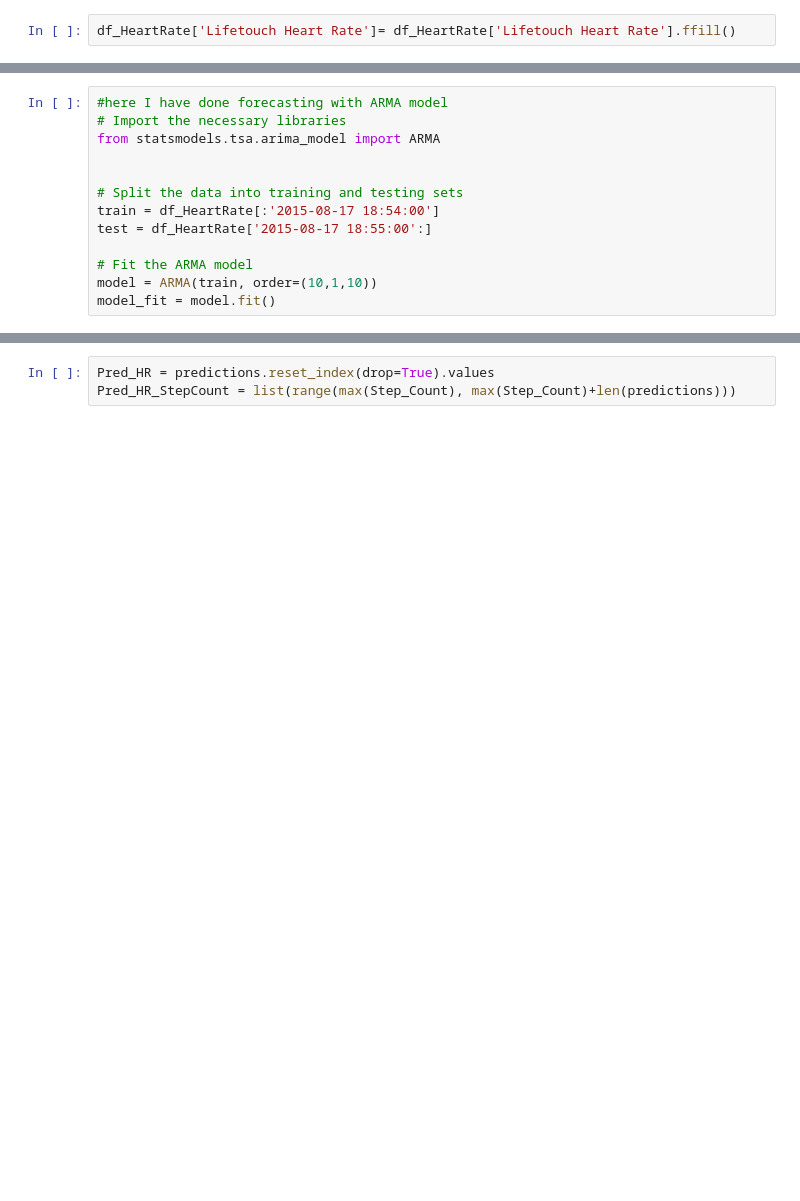
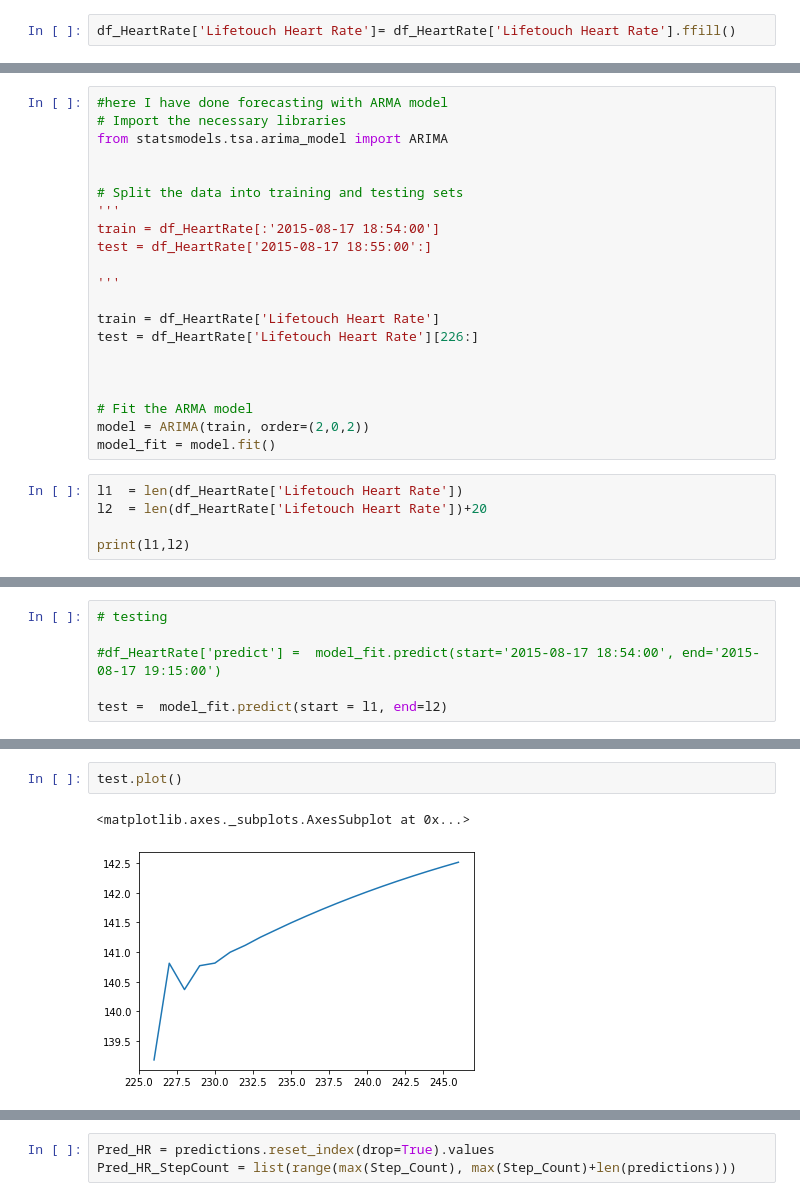
Before and after one commit to harishahamed26/PredictionOfHeartRate, a Jupyter notebook: HeartRatePrediction.ipynb, the cells around one changed output, grey strips where cells are left out. Cells and saved outputs as stored; diff of their text form; blank space fills up the shorter version.

```diff
--- a/HeartRatePrediction.ipynb
+++ b/HeartRatePrediction.ipynb
@@ -128,13 +186,26 @@ df_HeartRate.set_index('Timestamp (GMT)', inplace=True)
 # %%
 #here I have done forecasting with ARMA model
 # Import the necessary libraries
-from statsmodels.tsa.arima_model import ARMA
+from statsmodels.tsa.arima_model import ARIMA
 
 
 # Split the data into training and testing sets
+'''
 train = df_HeartRate[:'2015-08-17 18:54:00']
 test = df_HeartRate['2015-08-17 18:55:00':]
 
+'''
+
+train = df_HeartRate['Lifetouch Heart Rate']
+test = df_HeartRate['Lifetouch Heart Rate'][226:]
+
+
+
 # Fit the ARMA model
-model = ARMA(train, order=(10,1,10))
+model = ARIMA(train, order=(2,0,2))
 model_fit = model.fit()
+# %%
+l1  = len(df_HeartRate['Lifetouch Heart Rate'])
+l2  = len(df_HeartRate['Lifetouch Heart Rate'])+20
+
+print(l1,l2)
@@ -140,0 +214,6 @@ model_fit = model.fit()
+# %%
+# testing
+
+#df_HeartRate['predict'] =  model_fit.predict(start='2015-08-17 18:54:00', end='2015-08-17 19:15:00')
+
+test =  model_fit.predict(start = l1, end=l2)
@@ -140,0 +240,5 @@ model_fit = model.fit()
+# %%
+test.plot()
+# %% [output]
+<matplotlib.axes._subplots.AxesSubplot at 0x...>
+[figure, added]
```
Also changed, not shown: parts of 21 cells of this notebook.
